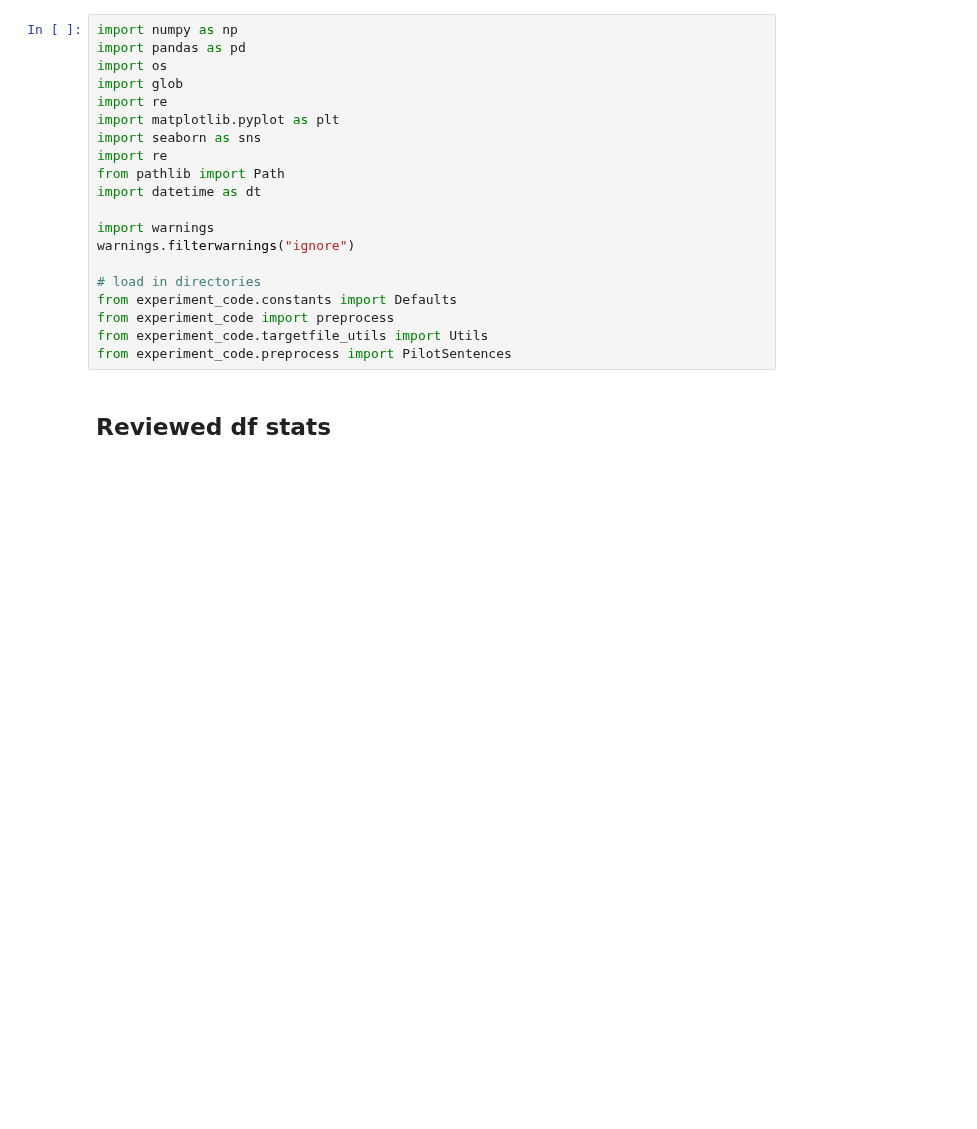
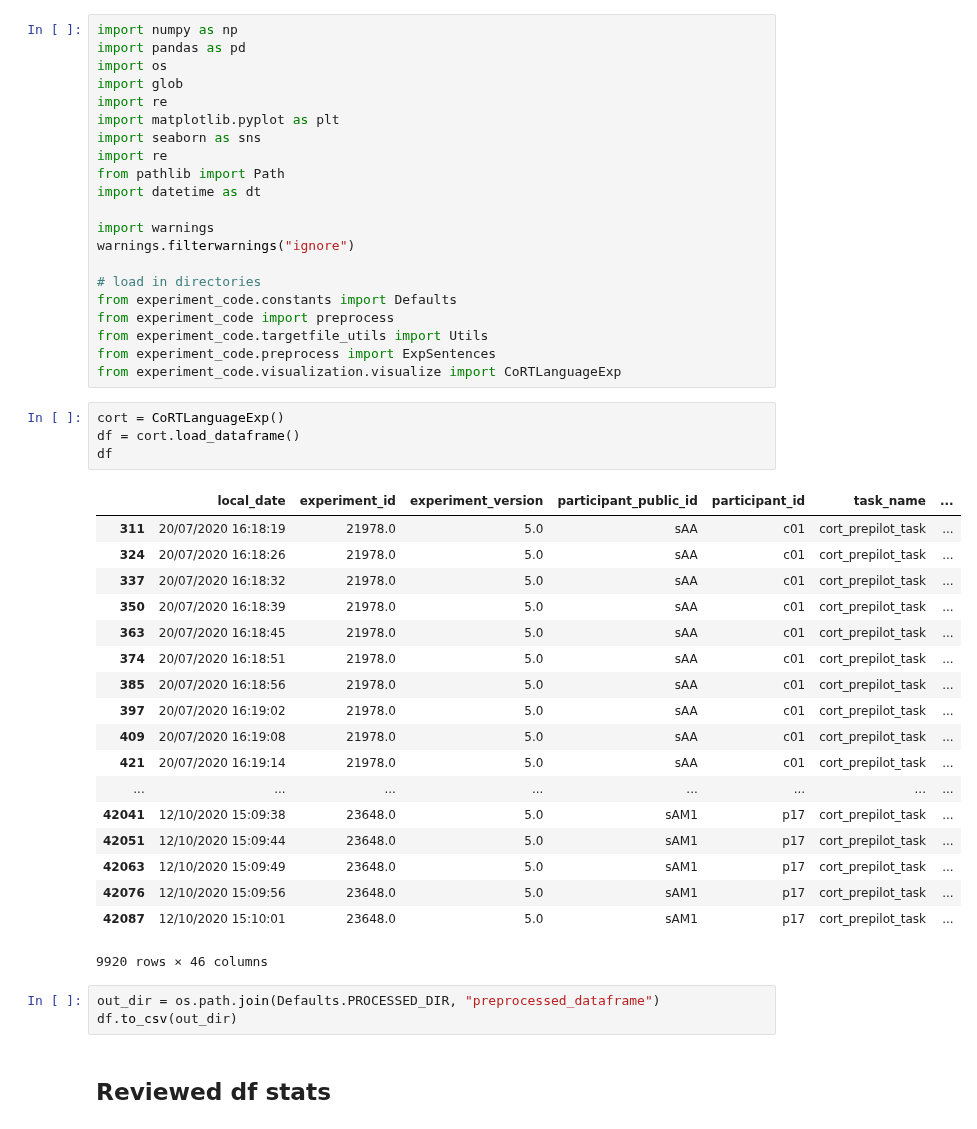
Before and after one commit to sbruinsma1/cort_language, a Jupyter notebook: notebooks/scratch_paper.ipynb, the cells around one changed output. Drawn from its saved outputs; the diff is of its cells as text; blank space fills up the shorter version.

```diff
--- a/notebooks/scratch_paper.ipynb
+++ b/notebooks/scratch_paper.ipynb
@@ -17,7 +17,34 @@ warnings.filterwarnings("ignore")
 from experiment_code.constants import Defaults
 from experiment_code import preprocess
 from experiment_code.targetfile_utils import Utils
-from experiment_code.preprocess import PilotSentences
+from experiment_code.preprocess import ExpSentences
+from experiment_code.visualization.visualize import CoRTLanguageExp
+# %%
+cort = CoRTLanguageExp()
+df = cort.load_dataframe()
+df
+# %% [output]
+|  | local_date | experiment_id | experiment_version | participant_public_id | participant_id | task_name | ... |
+| 311 | 20/07/2020 16:18:19 | 21978.0 | 5.0 | sAA | c01 | cort_prepilot_task | ... |
+| 324 | 20/07/2020 16:18:26 | 21978.0 | 5.0 | sAA | c01 | cort_prepilot_task | ... |
+| 337 | 20/07/2020 16:18:32 | 21978.0 | 5.0 | sAA | c01 | cort_prepilot_task | ... |
+| 350 | 20/07/2020 16:18:39 | 21978.0 | 5.0 | sAA | c01 | cort_prepilot_task | ... |
+| 363 | 20/07/2020 16:18:45 | 21978.0 | 5.0 | sAA | c01 | cort_prepilot_task | ... |
+| 374 | 20/07/2020 16:18:51 | 21978.0 | 5.0 | sAA | c01 | cort_prepilot_task | ... |
+| 385 | 20/07/2020 16:18:56 | 21978.0 | 5.0 | sAA | c01 | cort_prepilot_task | ... |
+| 397 | 20/07/2020 16:19:02 | 21978.0 | 5.0 | sAA | c01 | cort_prepilot_task | ... |
+| 409 | 20/07/2020 16:19:08 | 21978.0 | 5.0 | sAA | c01 | cort_prepilot_task | ... |
+| 421 | 20/07/2020 16:19:14 | 21978.0 | 5.0 | sAA | c01 | cort_prepilot_task | ... |
+| ... | ... | ... | ... | ... | ... | ... | ... |
+| 42041 | 12/10/2020 15:09:38 | 23648.0 | 5.0 | sAM1 | p17 | cort_prepilot_task | ... |
+| 42051 | 12/10/2020 15:09:44 | 23648.0 | 5.0 | sAM1 | p17 | cort_prepilot_task | ... |
+| 42063 | 12/10/2020 15:09:49 | 23648.0 | 5.0 | sAM1 | p17 | cort_prepilot_task | ... |
+| 42076 | 12/10/2020 15:09:56 | 23648.0 | 5.0 | sAM1 | p17 | cort_prepilot_task | ... |
+| 42087 | 12/10/2020 15:10:01 | 23648.0 | 5.0 | sAM1 | p17 | cort_prepilot_task | ... |
+9920 rows × 46 columns
+# %%
+out_dir = os.path.join(Defaults.PROCESSED_DIR, "preprocessed_dataframe")
+df.to_csv(out_dir)
 # %% [markdown]
 ## Reviewed df stats
 # %%
```
Also changed, not shown: 5 other files.
